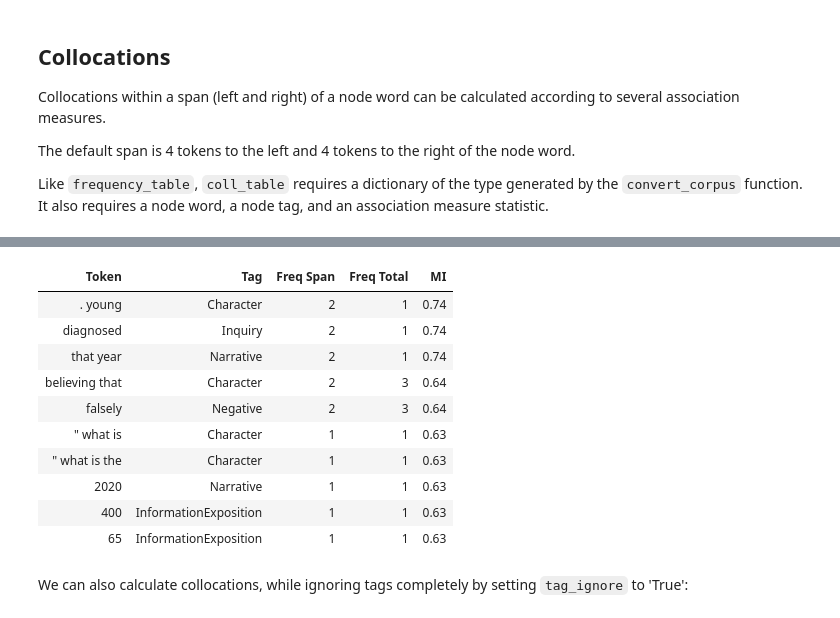
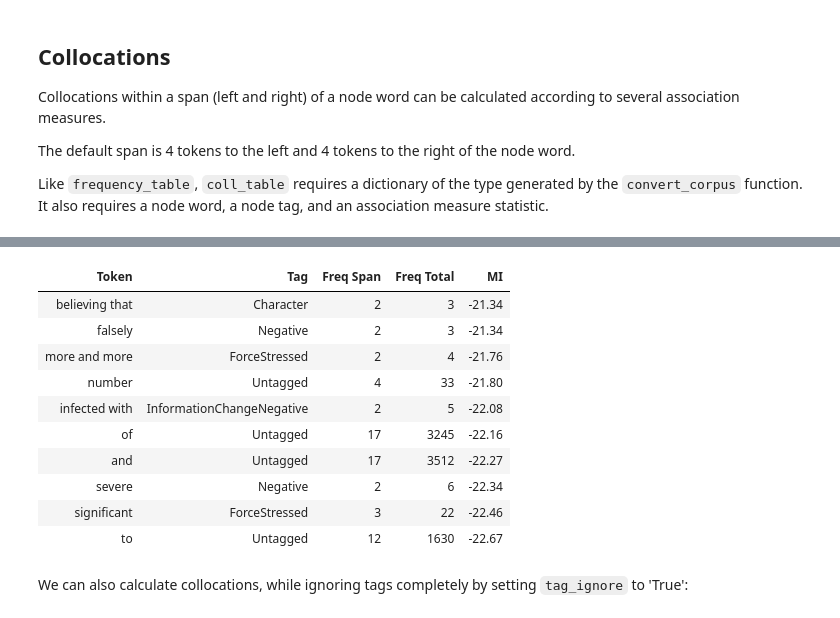
Before and after one commit to browndw/docuscospacy, a Jupyter notebook: docs/source/corpus_analysis.ipynb, the cells around one changed output, grey strips where cells are left out. Saved outputs shown, nothing was run; the diff lists cells and outputs as text; code cells hidden in the pictures.

```diff
--- a/docs/source/corpus_analysis.ipynb
+++ b/docs/source/corpus_analysis.ipynb
@@ -437,18 +413,18 @@ ct.head(10).style.hide(axis='index').format(precision=2)
 # %%
-ct = coll_table(tp, 'people', node_tag='Character', statistic='npmi', count_by='ds')
+ct = coll_table(tp, 'people', node_tag='Character', statistic='pmi3', count_by='ds')
 ct.head(10).style.hide(axis='index').format(precision=2)
 # %% [output]
 | Token | Tag | Freq Span | Freq Total | MI |
-| . young | Character | 2 | 1 | 0.74 |
-| diagnosed | Inquiry | 2 | 1 | 0.74 |
-| that year | Narrative | 2 | 1 | 0.74 |
-| believing that | Character | 2 | 3 | 0.64 |
-| falsely | Negative | 2 | 3 | 0.64 |
-| " what is | Character | 1 | 1 | 0.63 |
-| " what is the | Character | 1 | 1 | 0.63 |
-| 2020 | Narrative | 1 | 1 | 0.63 |
-| 400 | InformationExposition | 1 | 1 | 0.63 |
-| 65 | InformationExposition | 1 | 1 | 0.63 |
+| believing that | Character | 2 | 3 | -21.34 |
+| falsely | Negative | 2 | 3 | -21.34 |
+| more and more | ForceStressed | 2 | 4 | -21.76 |
+| number | Untagged | 4 | 33 | -21.80 |
+| infected with | InformationChangeNegative | 2 | 5 | -22.08 |
+| of | Untagged | 17 | 3245 | -22.16 |
+| and | Untagged | 17 | 3512 | -22.27 |
+| severe | Negative | 2 | 6 | -22.34 |
+| significant | ForceStressed | 3 | 22 | -22.46 |
+| to | Untagged | 12 | 1630 | -22.67 |
 # %% [markdown]
 We can also calculate collocations, while ignoring tags completely by setting `tag_ignore` to 'True':
 # %%
```
Also changed, not shown: parts of 63 cells of this notebook.
